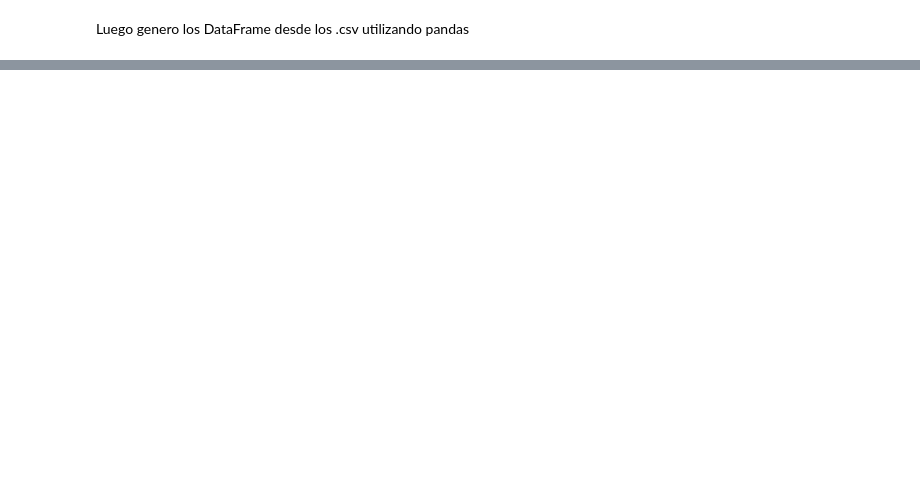
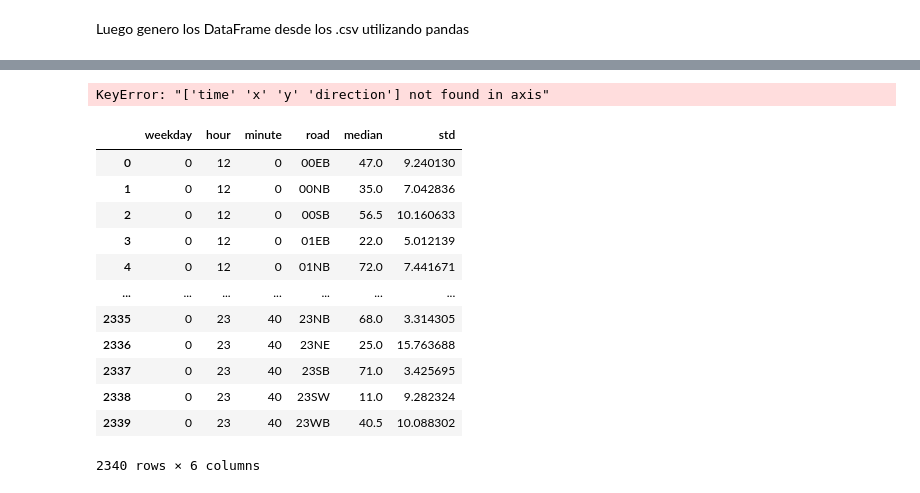
Before and after one commit to alanpirotta/kaggle_tabular_playground, a Jupyter notebook: tabular-playground-series-mar-2022.ipynb, the cells around one changed output, grey strips where cells are left out. Drawn from its saved outputs; the diff is of its cells as text; code cells hidden in the pictures; blank space fills up the shorter version.

```diff
--- a/tabular-playground-series-mar-2022.ipynb
+++ b/tabular-playground-series-mar-2022.ipynb
@@ -48,0 +153,21 @@ hola
+# %%
+train = train.drop(columns=['time','x','y','direction'])
+X_test = X_test.drop(columns=['time','x','y','direction'])
+# %% [output]
+KeyError: "['time' 'x' 'y' 'direction'] not found in axis"
+# %%
+X_test
+# %% [output]
+|  | weekday | hour | minute | road | median | std |
+| 0 | 0 | 12 | 0 | 00EB | 47.0 | 9.240130 |
+| 1 | 0 | 12 | 0 | 00NB | 35.0 | 7.042836 |
+| 2 | 0 | 12 | 0 | 00SB | 56.5 | 10.160633 |
+| 3 | 0 | 12 | 0 | 01EB | 22.0 | 5.012139 |
+| 4 | 0 | 12 | 0 | 01NB | 72.0 | 7.441671 |
+| ... | ... | ... | ... | ... | ... | ... |
+| 2335 | 0 | 23 | 40 | 23NB | 68.0 | 3.314305 |
+| 2336 | 0 | 23 | 40 | 23NE | 25.0 | 15.763688 |
+| 2337 | 0 | 23 | 40 | 23SB | 71.0 | 3.425695 |
+| 2338 | 0 | 23 | 40 | 23SW | 11.0 | 9.282324 |
+| 2339 | 0 | 23 | 40 | 23WB | 40.5 | 10.088302 |
+2340 rows × 6 columns
```
Also changed, not shown: parts of 36 cells of this notebook.
